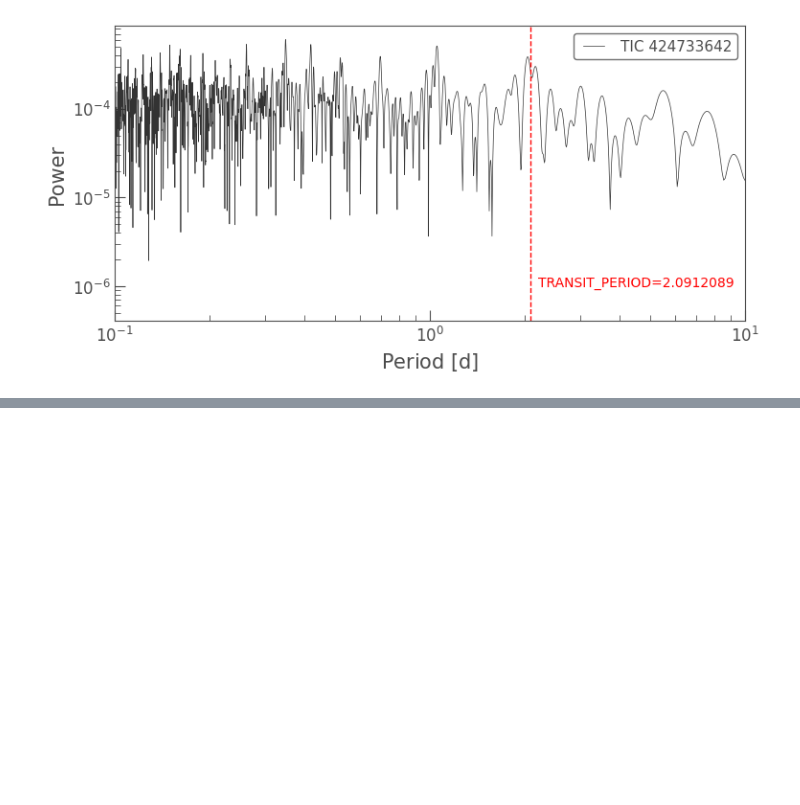
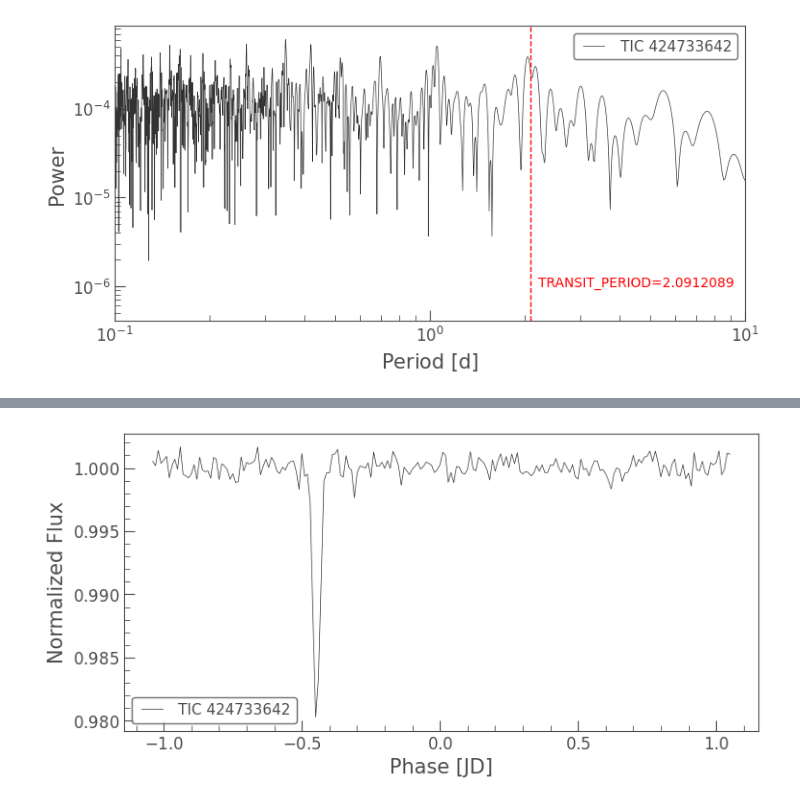
Before and after one commit to sophia268238/astronomy_ml, a Jupyter notebook: notebooks/TOI_1858.ipynb, the cells around one changed output, grey strips where cells are left out. Cells and saved outputs as stored; diff of their text form; code cells hidden in the pictures; blank space fills up the shorter version.

Commit message:
binned TOI-1858

```diff
--- a/notebooks/TOI_1858.ipynb
+++ b/notebooks/TOI_1858.ipynb
@@ -90,0 +92,5 @@ lc_combined_clean.normalize().fold(period=TRANSIT_PERIOD, epoch_phase=1939.5).sc
+# %%
+binned_lc = folded_lc.bin(time_bin_size=0.01)
+binned_lc.plot();
+# %% [output]
+[figure, added]
```
Also changed, not shown: parts of 1 cell of this notebook.
